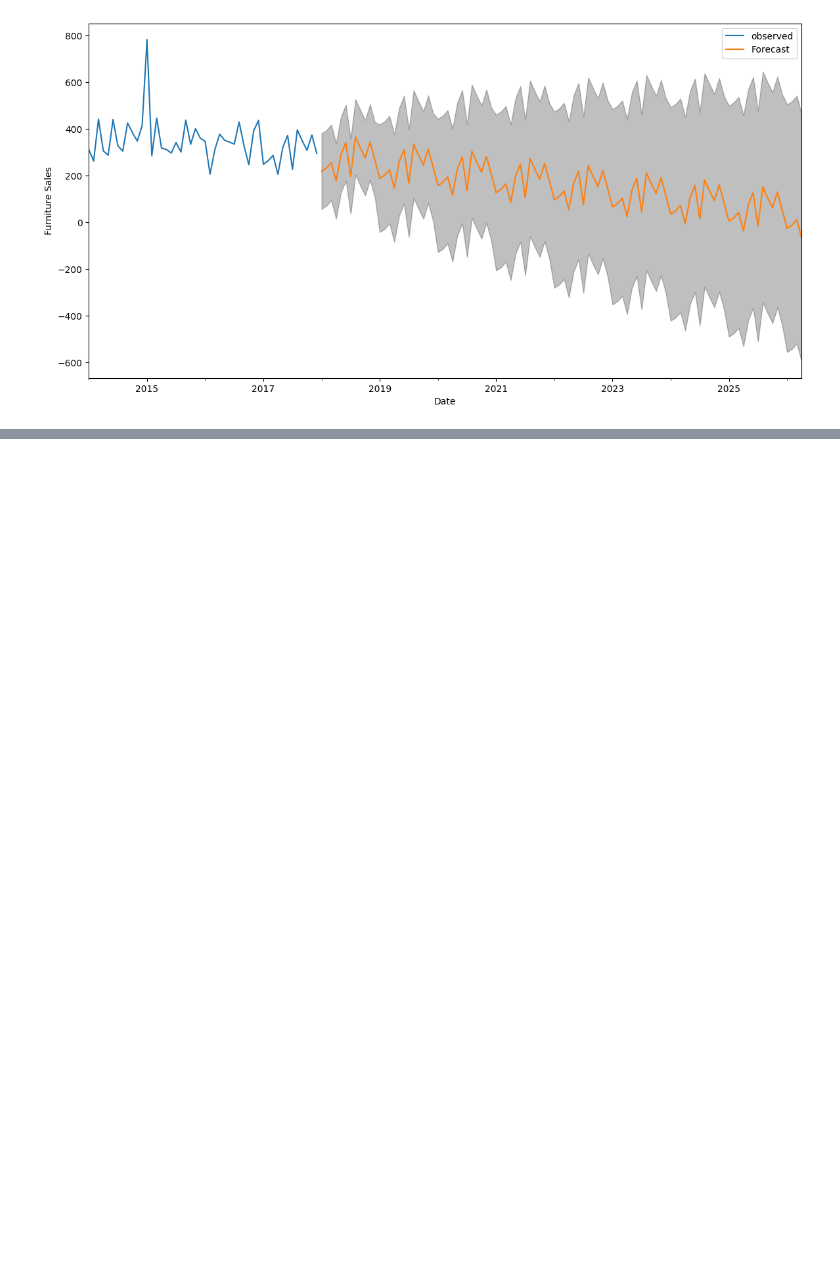
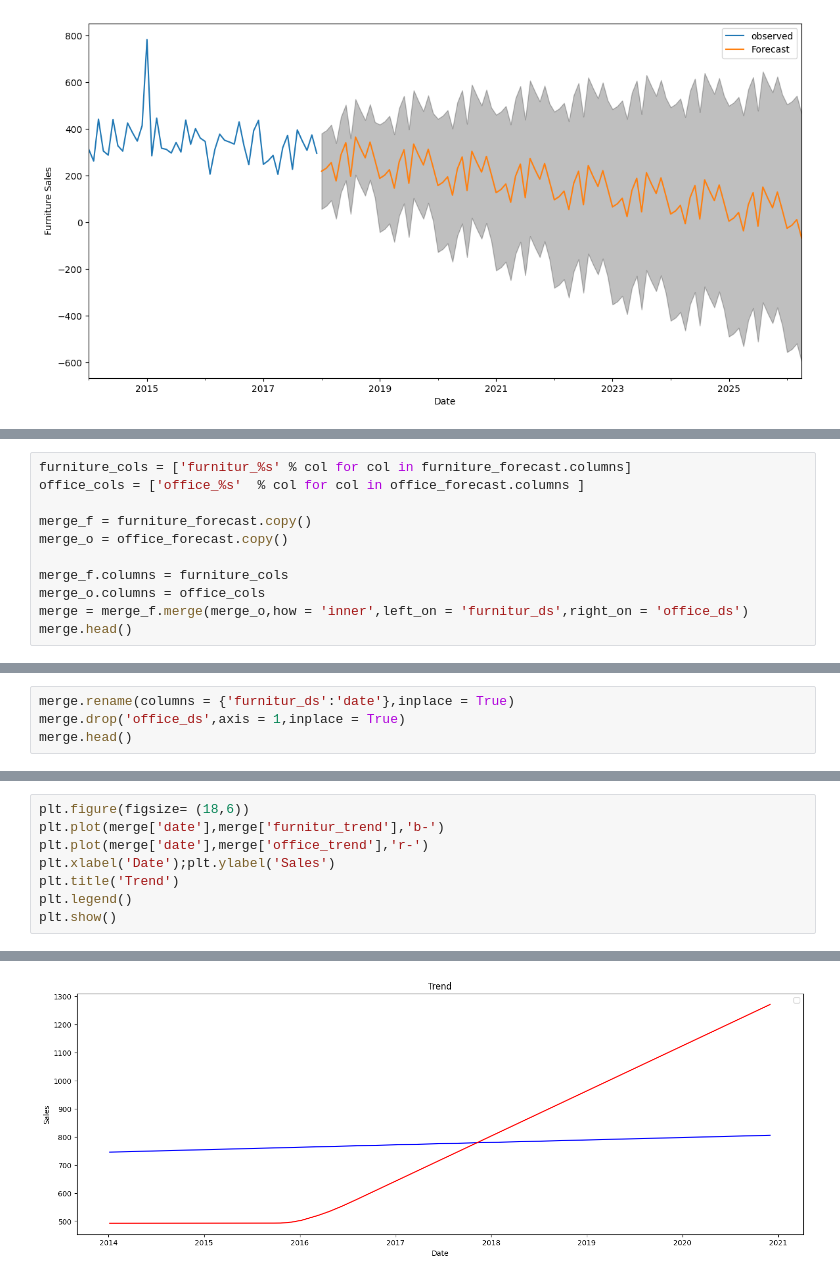
Before and after one commit to UdaykiranSure/Sales_Predictions-time-series-analysis, a Jupyter notebook: Furniture_Sales_Time_Series_Forecasting.ipynb, the cells around one changed output, grey strips where cells are left out. Cells and saved outputs as stored; diff of their text form; blank space fills up the shorter version.

```diff
--- a/Furniture_Sales_Time_Series_Forecasting.ipynb
+++ b/Furniture_Sales_Time_Series_Forecasting.ipynb
@@ -230,0 +452,11 @@ plt.show()
+# %%
+furniture_cols = ['furnitur_%s' % col for col in furniture_forecast.columns]
+office_cols = ['office_%s'  % col for col in office_forecast.columns ]
+
+merge_f = furniture_forecast.copy()
+merge_o = office_forecast.copy()
+
+merge_f.columns = furniture_cols
+merge_o.columns = office_cols
+merge = merge_f.merge(merge_o,how = 'inner',left_on = 'furnitur_ds',right_on = 'office_ds')
+merge.head()
@@ -230,0 +471,4 @@ plt.show()
+# %%
+merge.rename(columns = {'furnitur_ds':'date'},inplace = True)
+merge.drop('office_ds',axis = 1,inplace = True)
+merge.head()
@@ -230,0 +483,9 @@ plt.show()
+# %%
+plt.figure(figsize= (18,6))
+plt.plot(merge['date'],merge['furnitur_trend'],'b-')
+plt.plot(merge['date'],merge['office_trend'],'r-')
+plt.xlabel('Date');plt.ylabel('Sales')
+plt.title('Trend')
+plt.legend()
+plt.show()
+# %% [output]
@@ -230,0 +493 @@ plt.show()
+[figure, added]
```
Also changed, not shown: parts of 17 cells of this notebook.
